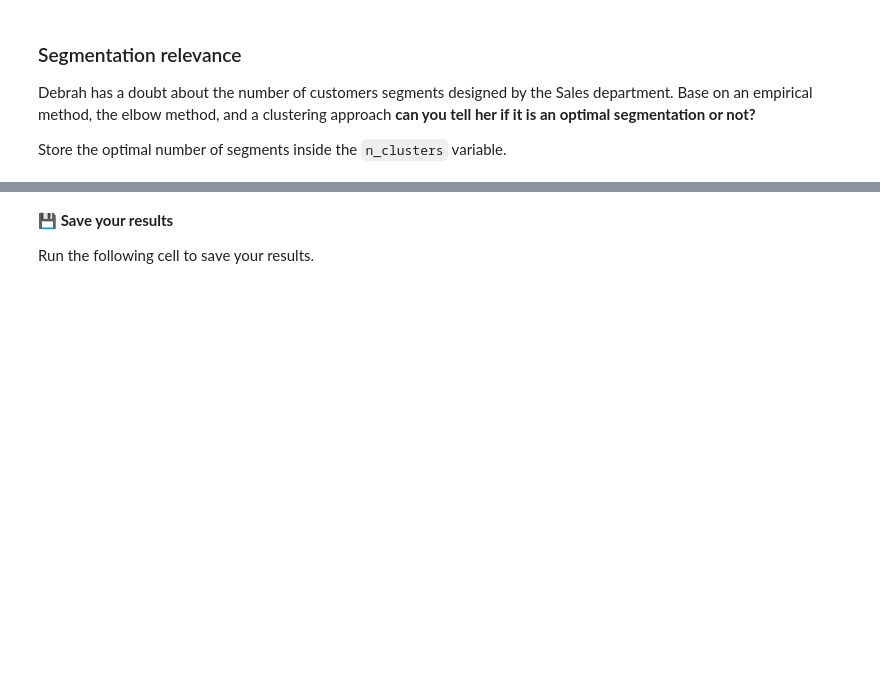
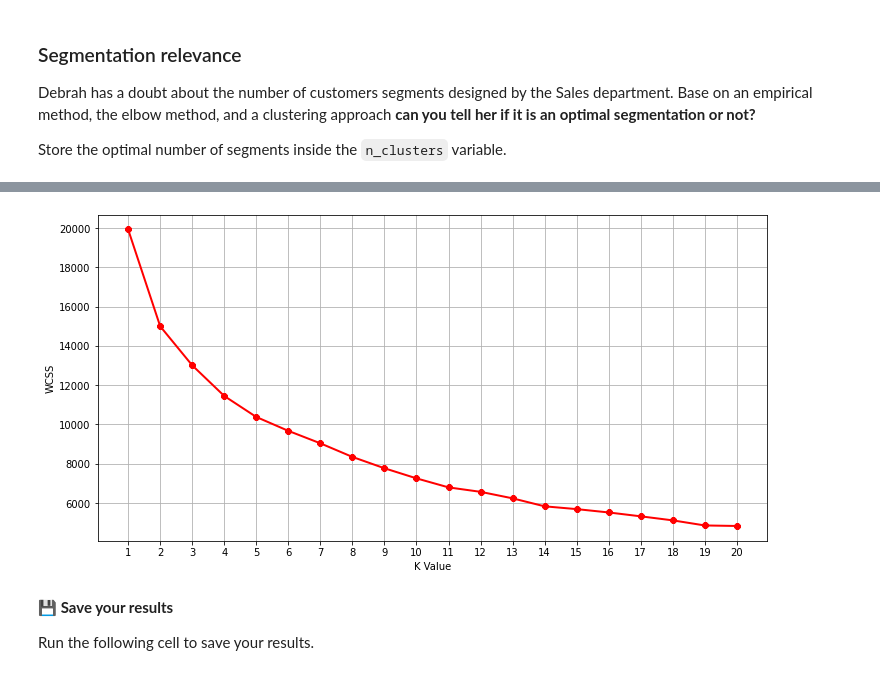
Before and after one commit to nhuberde/data-certification-exam, a Jupyter notebook: decision_science/customers_segmentation_exam.ipynb, the cells around one changed output, grey strips where cells are left out. Saved outputs shown, nothing was run; the diff lists cells and outputs as text; code cells hidden in the pictures; blank space fills up the shorter version.

```diff
--- a/decision_science/customers_segmentation_exam.ipynb
+++ b/decision_science/customers_segmentation_exam.ipynb
@@ -177,0 +163,10 @@ plt.title('Distribution of age depending on segmentation');
+# %%
+customers.dropna(inplace=True)
+# %%
+customers.drop(columns='ID', inplace=True)
+# %%
+customers_encoded = pd.get_dummies(customers).copy()
+# %%
+from sklearn.preprocessing import MinMaxScaler
+scaler = MinMaxScaler()
+customers_encoded[['Age', 'Work_Experience', 'Family_Size']] = scaler.fit_transform(customers_encoded[['Age', 'Work_Experience', 'Family_Size']])
@@ -177,0 +183,17 @@ plt.title('Distribution of age depending on segmentation');
+# %%
+import numpy as np
+from sklearn.cluster import KMeans
+wcss = []
+for k in range(1,21):
+    kmeans = KMeans(n_clusters=k, init="k-means++")
+    kmeans.fit(customers_encoded.iloc[:,:-4]) # Selectionne les colonnes sauf celles pour la segmentation"
+    wcss.append(kmeans.inertia_)
+plt.figure(figsize=(12,6))
+plt.grid()
+plt.plot(range(1,21),wcss, linewidth=2, color="red", marker ="8")
+plt.xlabel("K Value")
+plt.xticks(np.arange(1,21,1))
+plt.ylabel("WCSS")
+plt.show()
+# %% [output]
+[figure, added]
```
Also changed, not shown: parts of 26 cells of this notebook, 3 other files.
